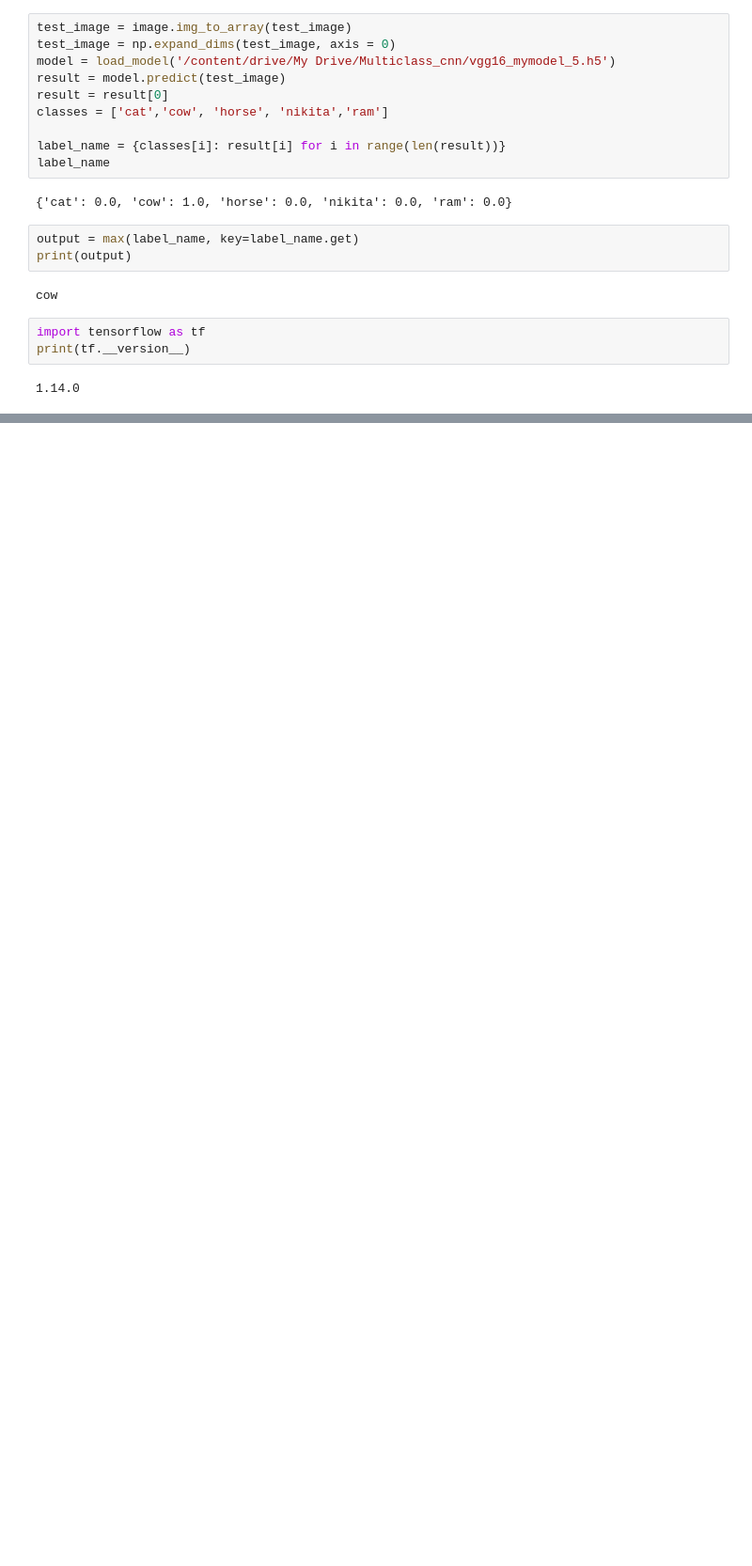
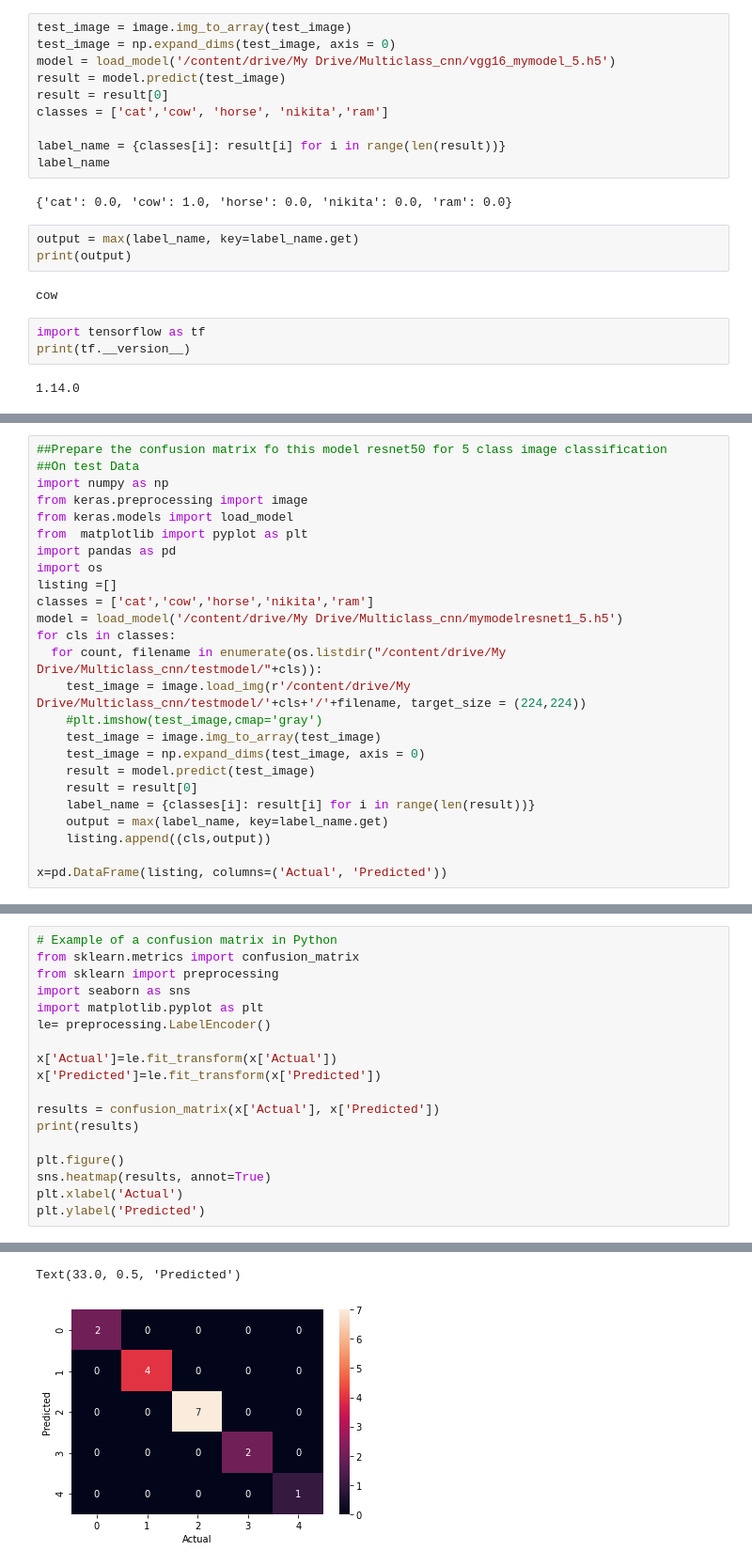
Before and after one commit to Rds1007/DLCVNLP, a Jupyter notebook: CNN/VGG/VGG16_notebook_05.ipynb, the cells around one changed output, grey strips where cells are left out. Shown: that part at 94% size. Cells and saved outputs as stored; diff of their text form; blank space fills up the shorter version.

```diff
--- a/CNN/VGG/VGG16_notebook_05.ipynb
+++ b/CNN/VGG/VGG16_notebook_05.ipynb
@@ -211,0 +351,25 @@ print(tf.__version__)
+# %%
+##Prepare the confusion matrix fo this model resnet50 for 5 class image classification
+##On test Data
+import numpy as np
+from keras.preprocessing import image
+from keras.models import load_model
+from  matplotlib import pyplot as plt
+import pandas as pd
+import os
+listing =[]
+classes = ['cat','cow','horse','nikita','ram']
+model = load_model('/content/drive/My Drive/Multiclass_cnn/mymodelresnet1_5.h5')
+for cls in classes:
+  for count, filename in enumerate(os.listdir("/content/drive/My Drive/Multiclass_cnn/testmodel/"+cls)):
+    test_image = image.load_img(r'/content/drive/My Drive/Multiclass_cnn/testmodel/'+cls+'/'+filename, target_size = (224,224))
+    #plt.imshow(test_image,cmap='gray')
+    test_image = image.img_to_array(test_image)
+    test_image = np.expand_dims(test_image, axis = 0)
+    result = model.predict(test_image)
+    result = result[0]
+    label_name = {classes[i]: result[i] for i in range(len(result))}
+    output = max(label_name, key=label_name.get)
+    listing.append((cls,output))
+
+x=pd.DataFrame(listing, columns=('Actual', 'Predicted'))
@@ -211,0 +378,19 @@ print(tf.__version__)
+# %%
+# Example of a confusion matrix in Python
+from sklearn.metrics import confusion_matrix
+from sklearn import preprocessing
+import seaborn as sns
+import matplotlib.pyplot as plt
+le= preprocessing.LabelEncoder()
+
+x['Actual']=le.fit_transform(x['Actual'])
+x['Predicted']=le.fit_transform(x['Predicted'])
+
+results = confusion_matrix(x['Actual'], x['Predicted'])
+print(results)
+
+plt.figure()
+sns.heatmap(results, annot=True)
+plt.xlabel('Actual')
+plt.ylabel('Predicted')
+# %% [output]
@@ -211,0 +402,2 @@ print(tf.__version__)
+Text(33.0, 0.5, 'Predicted')
+[figure, added]
```
Also changed, not shown: parts of 10 cells of this notebook, 1 other file.
